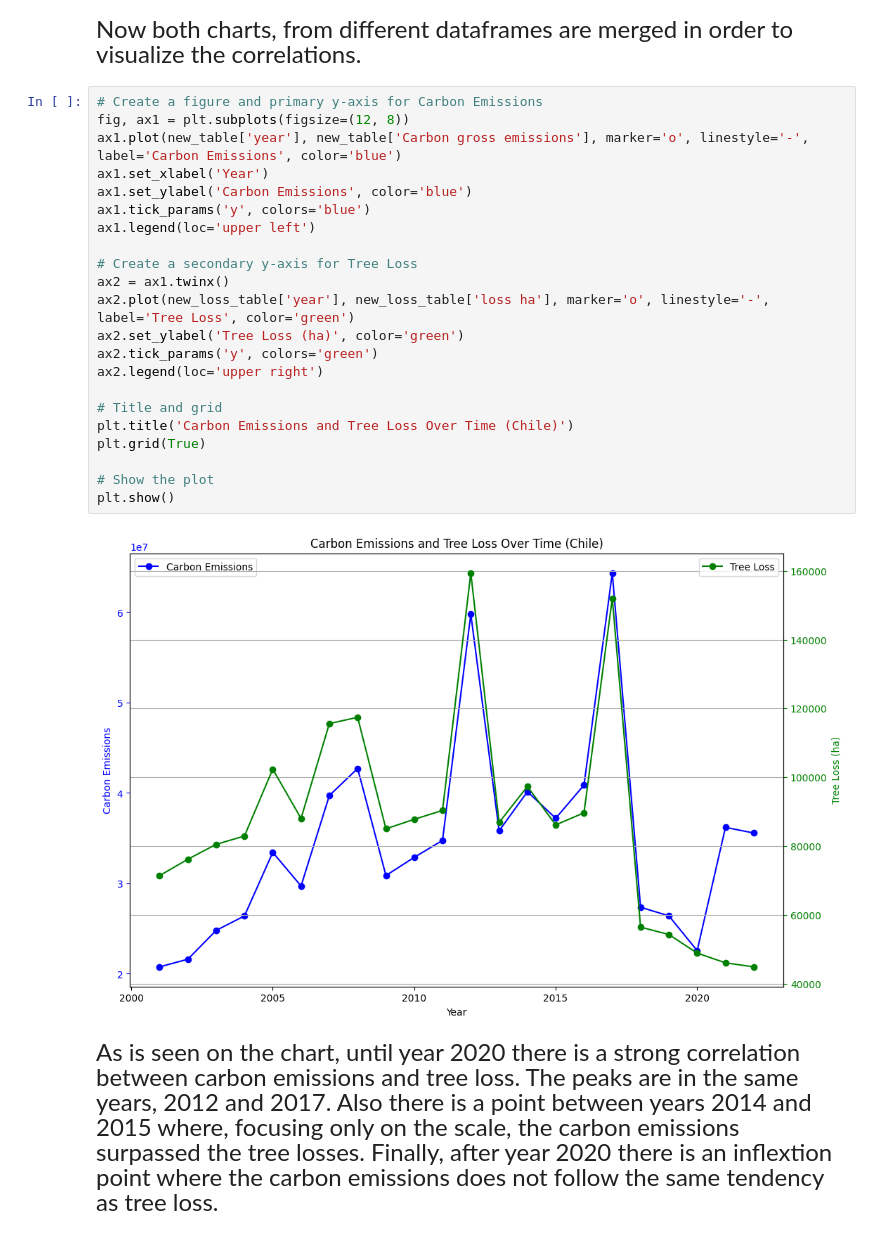
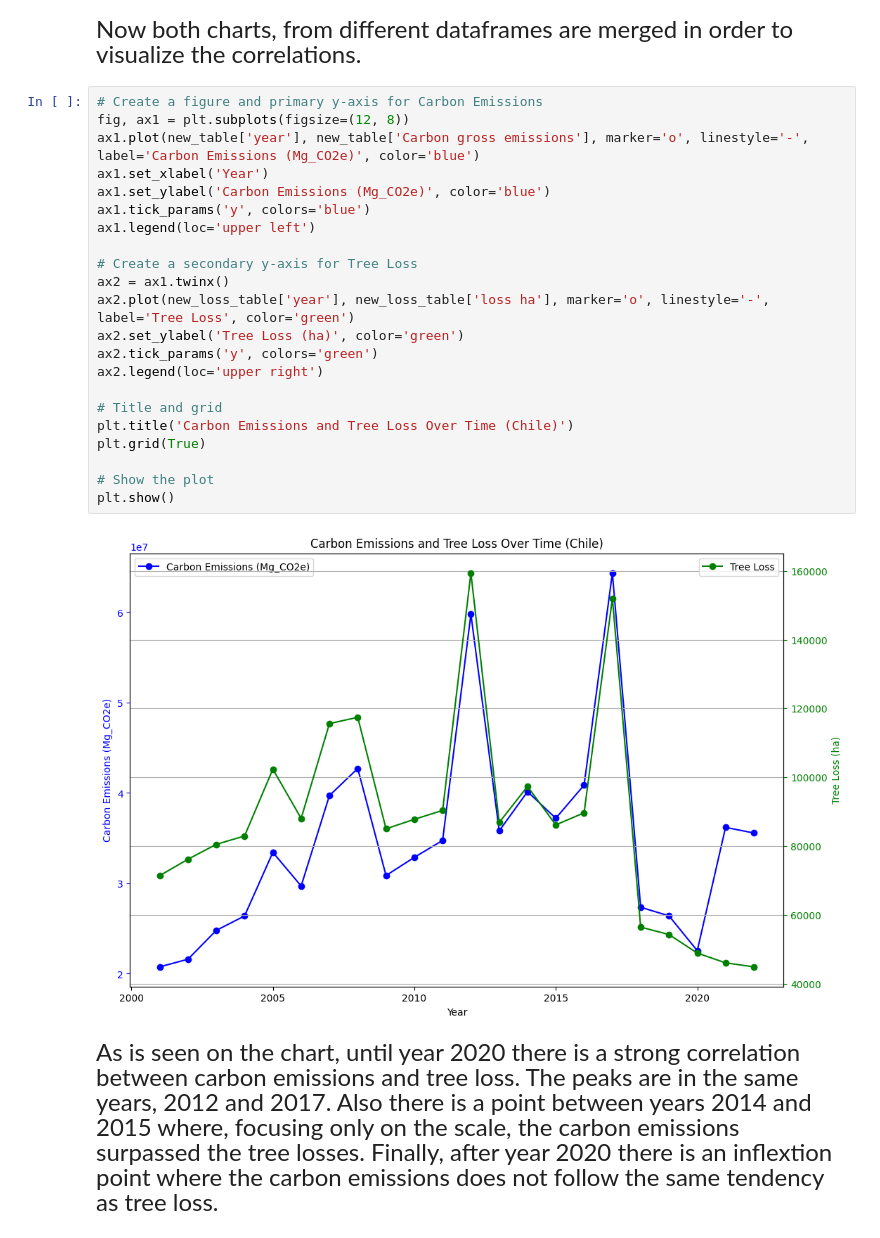
Before and after one commit to LFMoya01/Luis-s_portfolio, a Jupyter notebook: Deforestation.ipynb, the cells around one changed output. Saved outputs shown, nothing was run; the diff lists cells and outputs as text.

```diff
--- a/Deforestation.ipynb
+++ b/Deforestation.ipynb
@@ -245,26 +245,26 @@ plt.show()
 # %%
 # Create a figure and primary y-axis for Carbon Emissions
 fig, ax1 = plt.subplots(figsize=(12, 8))
-ax1.plot(new_table['year'], new_table['Carbon gross emissions'], marker='o', linestyle='-', label='Carbon Emissions', color='blue')
+ax1.plot(new_table['year'], new_table['Carbon gross emissions'], marker='o', linestyle='-', label='Carbon Emissions (Mg_CO2e)', color='blue')
 ax1.set_xlabel('Year')
-ax1.set_ylabel('Carbon Emissions', color='blue')
+ax1.set_ylabel('Carbon Emissions (Mg_CO2e)', color='blue')
 ax1.tick_params('y', colors='blue')
 ax1.legend(loc='upper left')
 
 # Create a secondary y-axis for Tree Loss
 ax2 = ax1.twinx()
 ax2.plot(new_loss_table['year'], new_loss_table['loss ha'], marker='o', linestyle='-', label='Tree Loss', color='green')
 ax2.set_ylabel('Tree Loss (ha)', color='green')
 ax2.tick_params('y', colors='green')
 ax2.legend(loc='upper right')
 
 # Title and grid
 plt.title('Carbon Emissions and Tree Loss Over Time (Chile)')
 plt.grid(True)
 
 # Show the plot
 plt.show()
 # %% [output]
-[figure, old version]
+[figure, new version]
 # %% [markdown]
 <font size="5"> As is seen on the chart, until year 2020 there is a strong correlation between carbon emissions and tree loss. The peaks are in the same years, 2012 and 2017. Also there is a point between years 2014 and 2015 where, focusing only on the scale, the carbon emissions surpassed the tree losses. Finally, after year 2020 there is an inflextion point where the carbon emissions does not follow the same tendency as tree loss.
```
